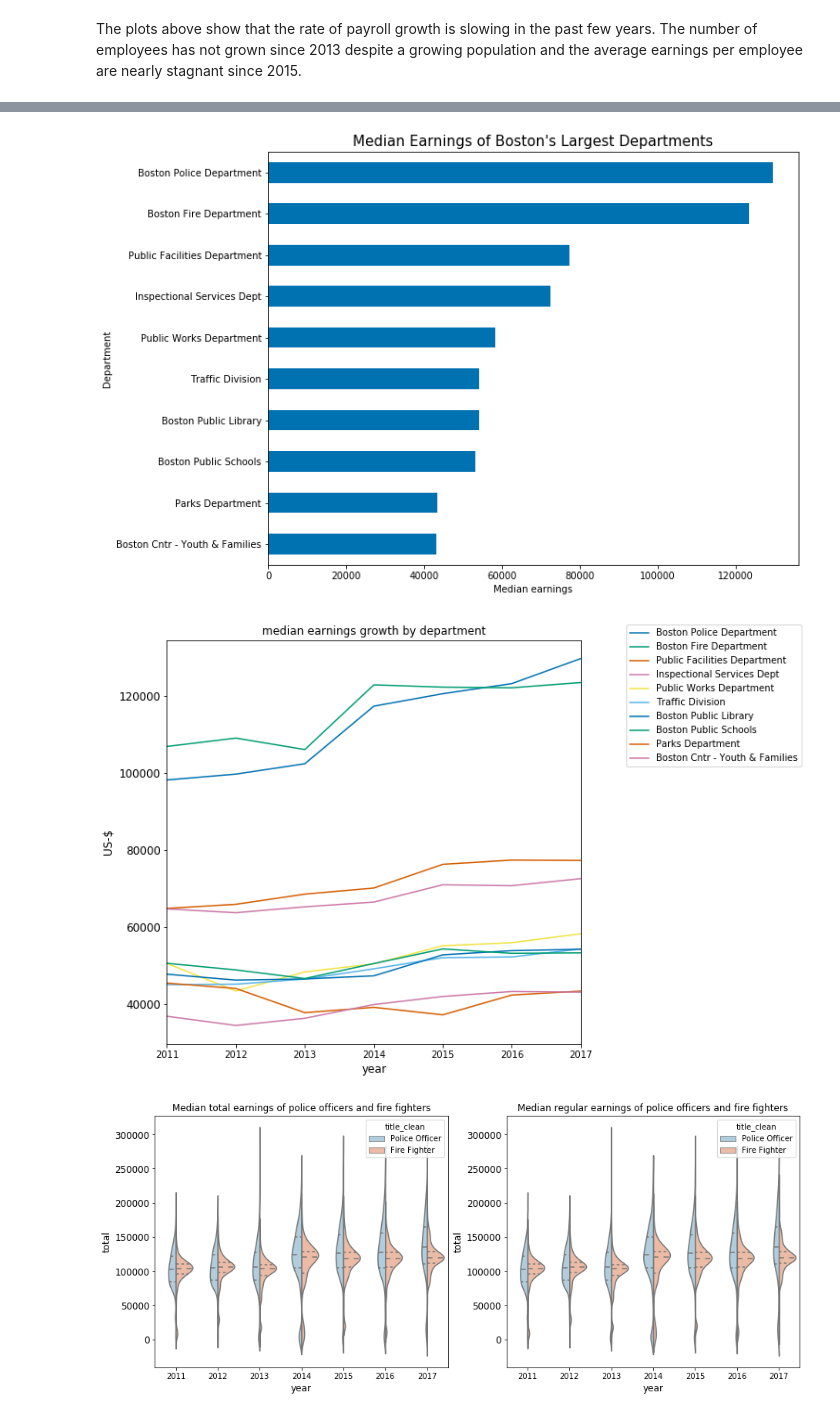
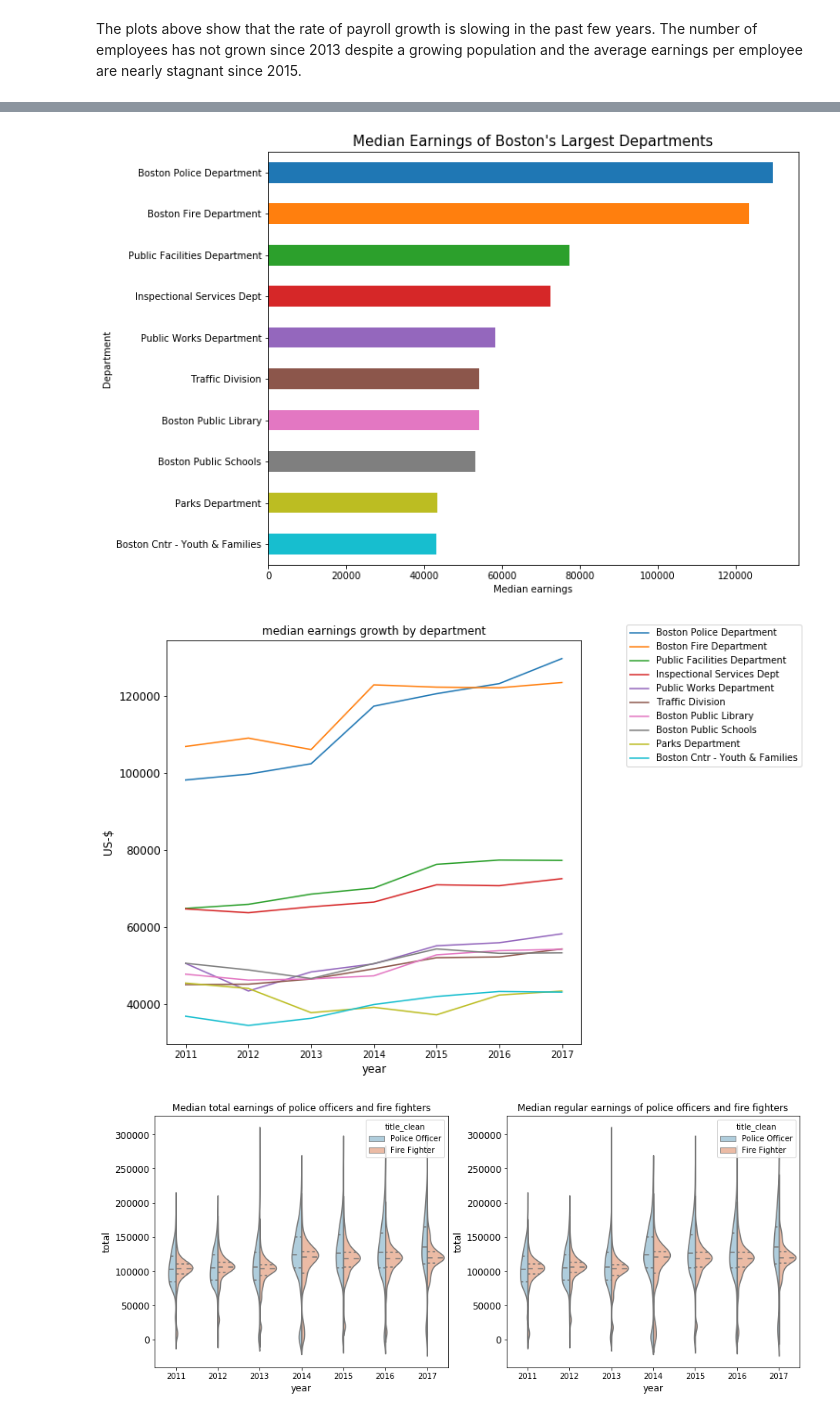
Before and after one commit to Turanga1/Springboard_DataScience, a Jupyter notebook: Capstone 1 - Boston Earnings Report/boston_earnings_analysis.ipynb, the cells around one changed output, grey strips where cells are left out. Saved outputs shown, nothing was run; the diff lists cells and outputs as text; code cells hidden in the pictures.

```diff
--- a/Capstone 1 - Boston Earnings Report/boston_earnings_analysis.ipynb
+++ b/Capstone 1 - Boston Earnings Report/boston_earnings_analysis.ipynb
@@ -4,9 +4,13 @@ import numpy as np
 import pandas as pd
 import re, os, glob
 import matplotlib.pyplot as plt
+from matplotlib import rcParams, cycler
 import seaborn as sns
 from scipy import interpolate
-plt.style.use('seaborn-colorblind')
+import cartopy.feature as cfeature
+import cartopy.crs as ccrs
+from cartopy.io.img_tiles import OSM
+# plt.style.use('seaborn-colorblind')
 # sns.set()
 # %%
 # read cleaned data file
@@ -116,23 +175,27 @@ _ = plt.rc('axes', labelsize=12)
 
 plt.show()
 # %% [output]
-[figure, old version]
+[figure, new version]
 # %%
 # plot earnings growth by department
-ld = pd.pivot_table(earnings, index='year', columns='dept_clean', values=['total'], aggfunc=np.median)
+ld = pd.pivot_table(earnings, index='dept_clean', columns='year', values=['total'], aggfunc=np.median)
 ld.columns = ld.columns.droplevel()
-ld = ld[large_depts_list].reset_index()   # list defined by size above
+ld = ld.loc[large_depts_list].T # filter based on list above
 
 fig, ax = plt.subplots(figsize=(8,8))
-ld.plot(x='year', y=large_depts_list, ax=ax)
+ld.plot(ax=ax)
 ax.legend(bbox_to_anchor=(1.1, 1.05))
 ax.set_title('median earnings growth by department')
 ax.set_ylabel('US-$')
 ax.set_xlabel('year')
 # ax.set_yscale('log')
+
+# cmap = plt.cm.hot
+# rcParams['axes.prop_cycle'] = cycler(color=cmap(np.linspace(0, 1, len(ld.columns))))
+
 plt.show()
 # %% [output]
-[figure, old version]
+[figure, new version]
 # %%
 # fire fighters vs. police officers
 
```
Also changed, not shown: parts of 12 cells of this notebook.
